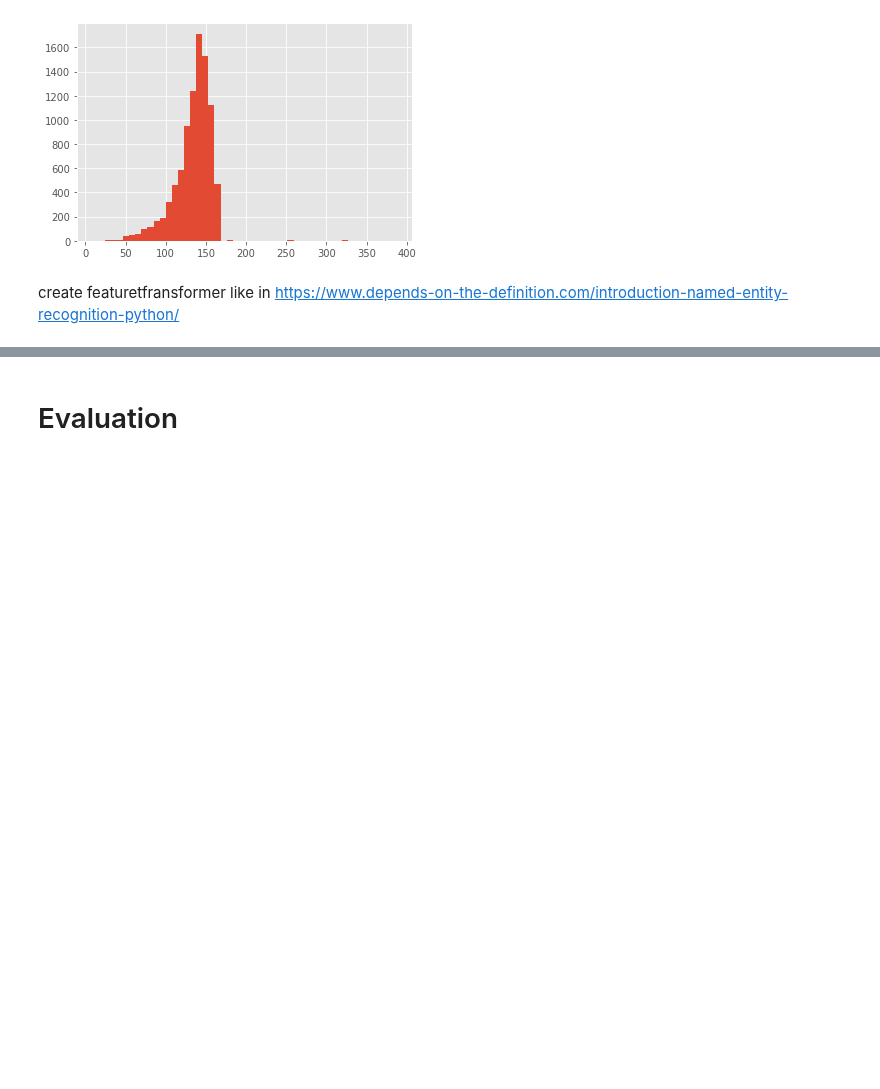
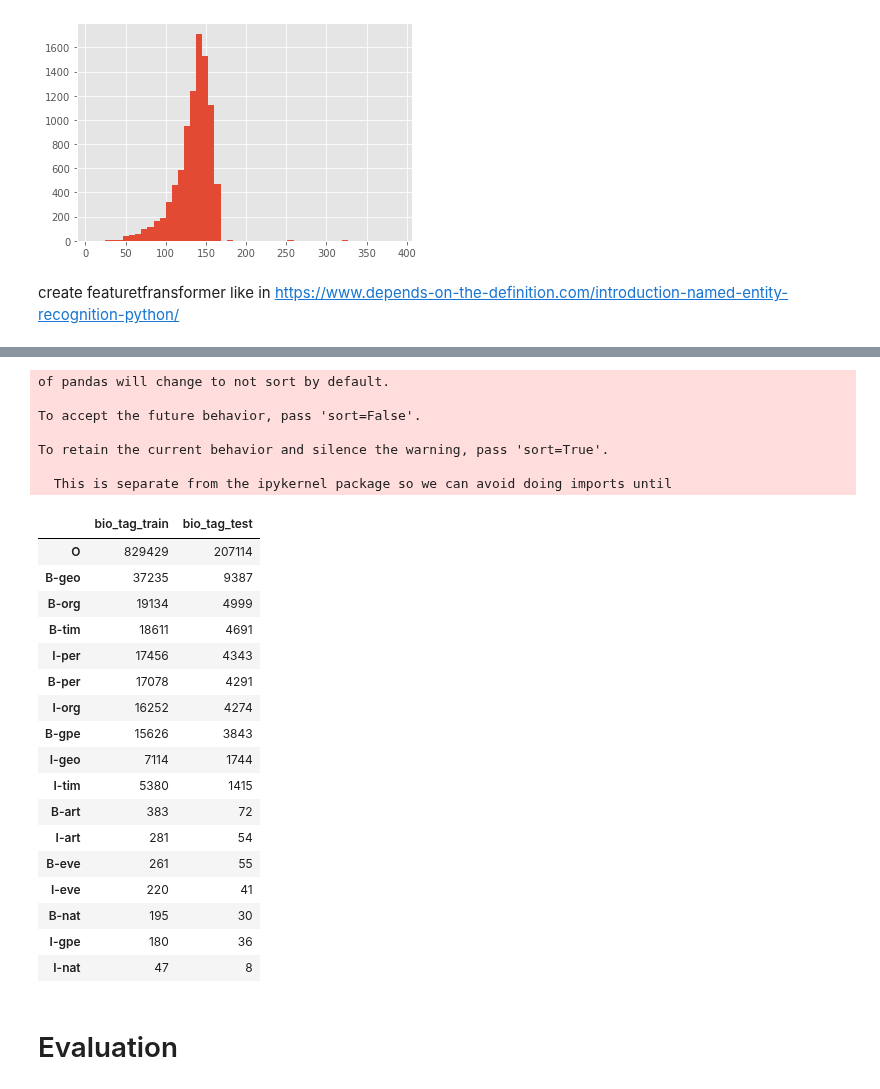
Before and after one commit to OlegBEZb/NLP_advanced_course, a Jupyter notebook: HW2/HW2_NER.ipynb, the cells around one changed output, grey strips where cells are left out. Cells and saved outputs as stored; diff of their text form; code cells hidden in the pictures; blank space fills up the shorter version.

```diff
--- a/HW2/HW2_NER.ipynb
+++ b/HW2/HW2_NER.ipynb
@@ -586,3 +592,34 @@ Wall time: 663 ms
+# %%
+voa_train_test = pd.concat([pd.Series(flatten_y_train).value_counts().rename('bio_tag_train'),
+                            pd.Series(flatten_y_test).value_counts().rename('bio_tag_test')],
+                            axis=1)
+voa_train_test.sort_values(by='bio_tag_train', ascending=False)
+# %% [output]
+of pandas will change to not sort by default.
+
+To accept the future behavior, pass 'sort=False'.
+
+To retain the current behavior and silence the warning, pass 'sort=True'.
+
+  This is separate from the ipykernel package so we can avoid doing imports until
+|  | bio_tag_train | bio_tag_test |
+| O | 829429 | 207114 |
+| B-geo | 37235 | 9387 |
+| B-org | 19134 | 4999 |
+| B-tim | 18611 | 4691 |
+| I-per | 17456 | 4343 |
+| B-per | 17078 | 4291 |
+| I-org | 16252 | 4274 |
+| B-gpe | 15626 | 3843 |
+| I-geo | 7114 | 1744 |
+| I-tim | 5380 | 1415 |
+| B-art | 383 | 72 |
+| I-art | 281 | 54 |
+| B-eve | 261 | 55 |
+| I-eve | 220 | 41 |
+| B-nat | 195 | 30 |
+| I-gpe | 180 | 36 |
+| I-nat | 47 | 8 |
 # %% [markdown]
 # Evaluation
 # %%
```
Also changed, not shown: parts of 29 cells of this notebook.
